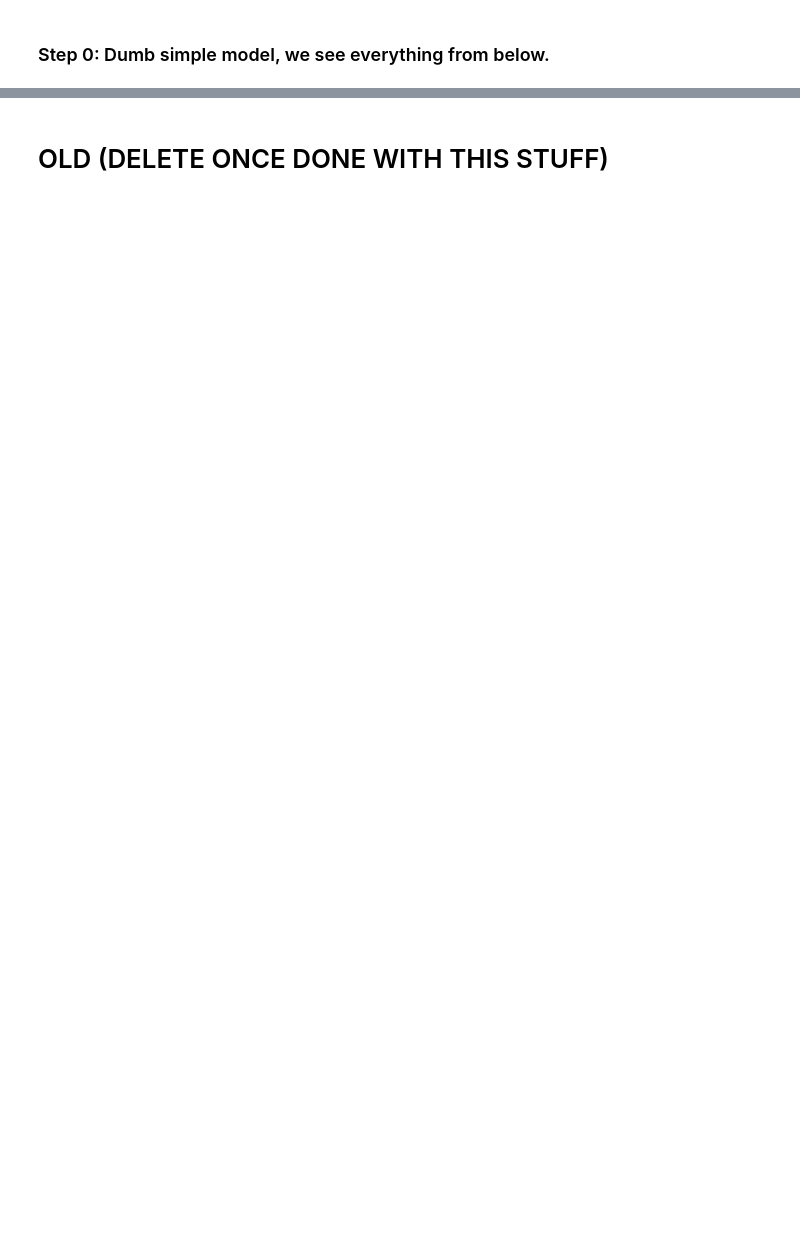
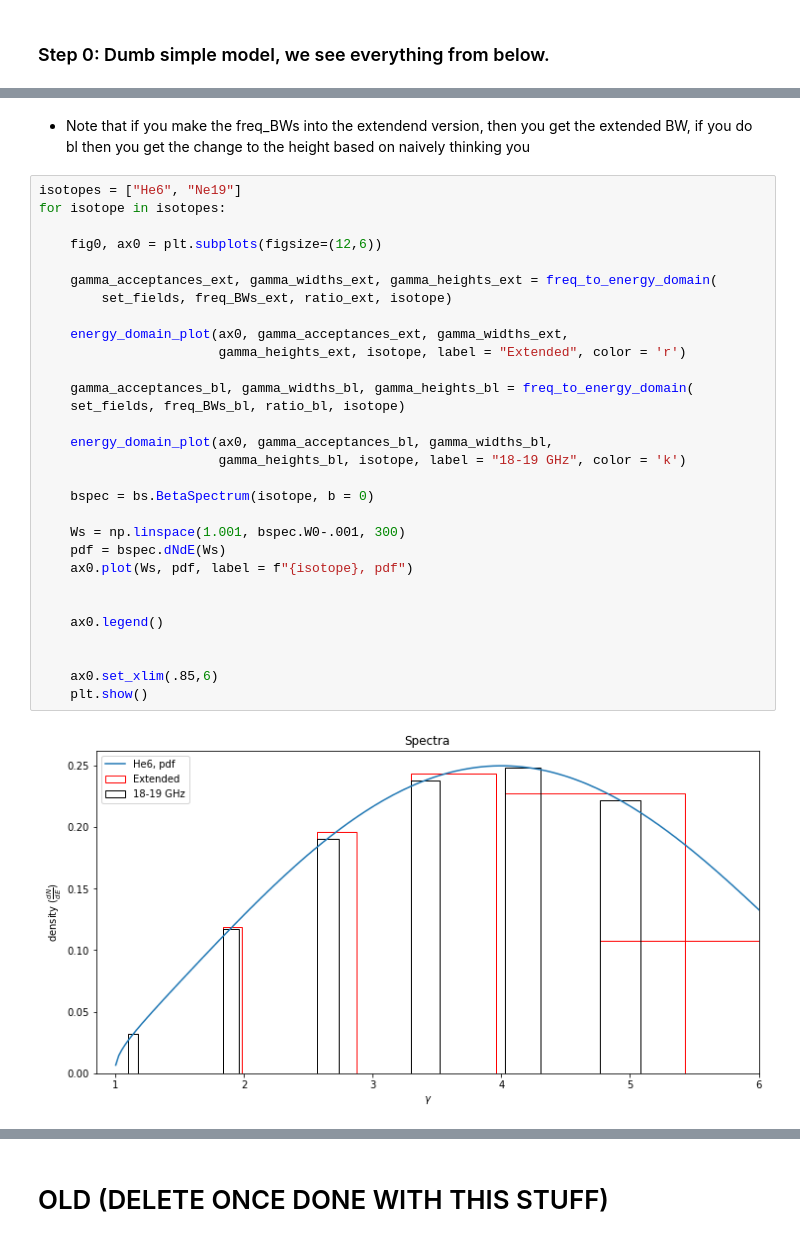
Before and after one commit to drewbyron/rocks-analysis-notebooks, a Jupyter notebook: MC_thesis_studies.ipynb, the cells around one changed output, grey strips where cells are left out. Drawn from its saved outputs; the diff is of its cells as text; blank space fills up the shorter version.

```diff
--- a/MC_thesis_studies.ipynb
+++ b/MC_thesis_studies.ipynb
@@ -987,0 +1026,34 @@ plt.show()
+# %% [markdown]
+* Note that if you make the freq_BWs into the extendend version, then you get the extended BW, if you do bl then you get the change to the height based on naively thinking you
+# %%
+isotopes = ["He6", "Ne19"]
+for isotope in isotopes:
+
+    fig0, ax0 = plt.subplots(figsize=(12,6))
+
+    gamma_acceptances_ext, gamma_widths_ext, gamma_heights_ext = freq_to_energy_domain(
+        set_fields, freq_BWs_ext, ratio_ext, isotope)
+
+    energy_domain_plot(ax0, gamma_acceptances_ext, gamma_widths_ext,
+                       gamma_heights_ext, isotope, label = "Extended", color = 'r')
+
+    gamma_acceptances_bl, gamma_widths_bl, gamma_heights_bl = freq_to_energy_domain(
+    set_fields, freq_BWs_bl, ratio_bl, isotope)
+
+    energy_domain_plot(ax0, gamma_acceptances_bl, gamma_widths_bl,
+                       gamma_heights_bl, isotope, label = "18-19 GHz", color = 'k')
+
+    bspec = bs.BetaSpectrum(isotope, b = 0)
+
+    Ws = np.linspace(1.001, bspec.W0-.001, 300)
+    pdf = bspec.dNdE(Ws)
+    ax0.plot(Ws, pdf, label = f"{isotope}, pdf")
+
+
+    ax0.legend()
+
+
+    ax0.set_xlim(.85,6)
+    plt.show()
+# %% [output]
+[figure, added]
```
Also changed, not shown: parts of 34 cells of this notebook, 2 other files.
